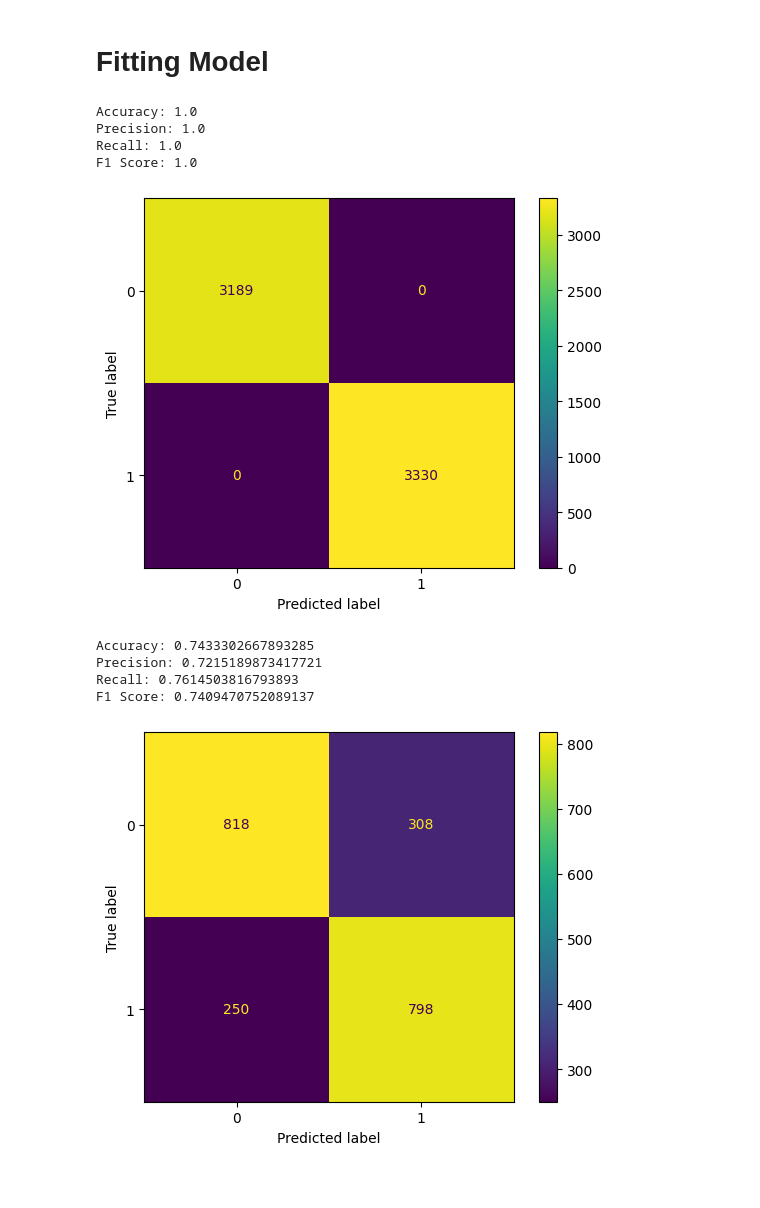
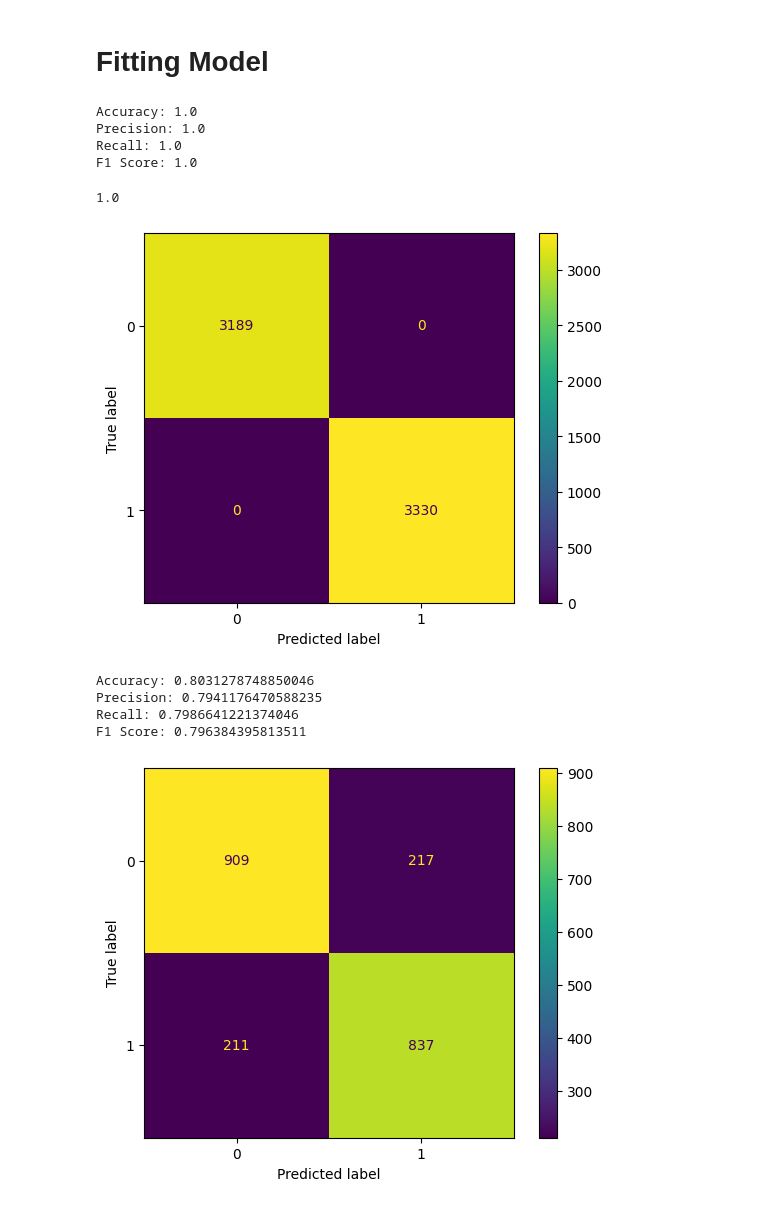
Before and after one commit to kaanan99/Spaceship-Titanic, a Jupyter notebook: space_titanic.ipynb, the cells around one changed output. Cells and saved outputs as stored; diff of their text form; code cells hidden in the pictures.

```diff
--- a/space_titanic.ipynb
+++ b/space_titanic.ipynb
@@ -287,3 +285,6 @@ decision_tree = decision_tree.fit(training_input, training_output)
+# %%
+random_forest = RandomForestClassifier()
+random_forest = random_forest.fit(training_input, training_output)
 # %%
 def display_result_metrics(actual_labels:List[int], predicted_labels:List[int]) -> None:
     """Displays confusion matrix, accuracy, precision, recall, and f1-score given actual and predicted labels
@@ -308,20 +309,21 @@ def display_result_metrics(actual_labels:List[int], predicted_labels:List[int])
     print(f"Recall: {recall}")
     print(f"F1 Score: {f1}")
 # %%
-training_predictions = decision_tree.predict(training_input)
+training_predictions = random_forest.predict(training_input)
 display_result_metrics(training_output, training_predictions)
 # %% [output]
 Accuracy: 1.0
 Precision: 1.0
 Recall: 1.0
 F1 Score: 1.0
+1.0
 [figure]
 # %%
-validation_predictions = decision_tree.predict(validation_input)
+validation_predictions = random_forest.predict(validation_input)
 display_result_metrics(validation_output, validation_predictions)
 # %% [output]
-Accuracy: 0.7433302667893285
-Precision: 0.7215189873417721
-Recall: 0.7614503816793893
-F1 Score: 0.7409470752089137
+Accuracy: 0.8031278748850046
+Precision: 0.7941176470588235
+Recall: 0.7986641221374046
+F1 Score: 0.796384395813511
-[figure, old version]
+[figure, new version]
```
Also changed, not shown: parts of 4 cells of this notebook.
